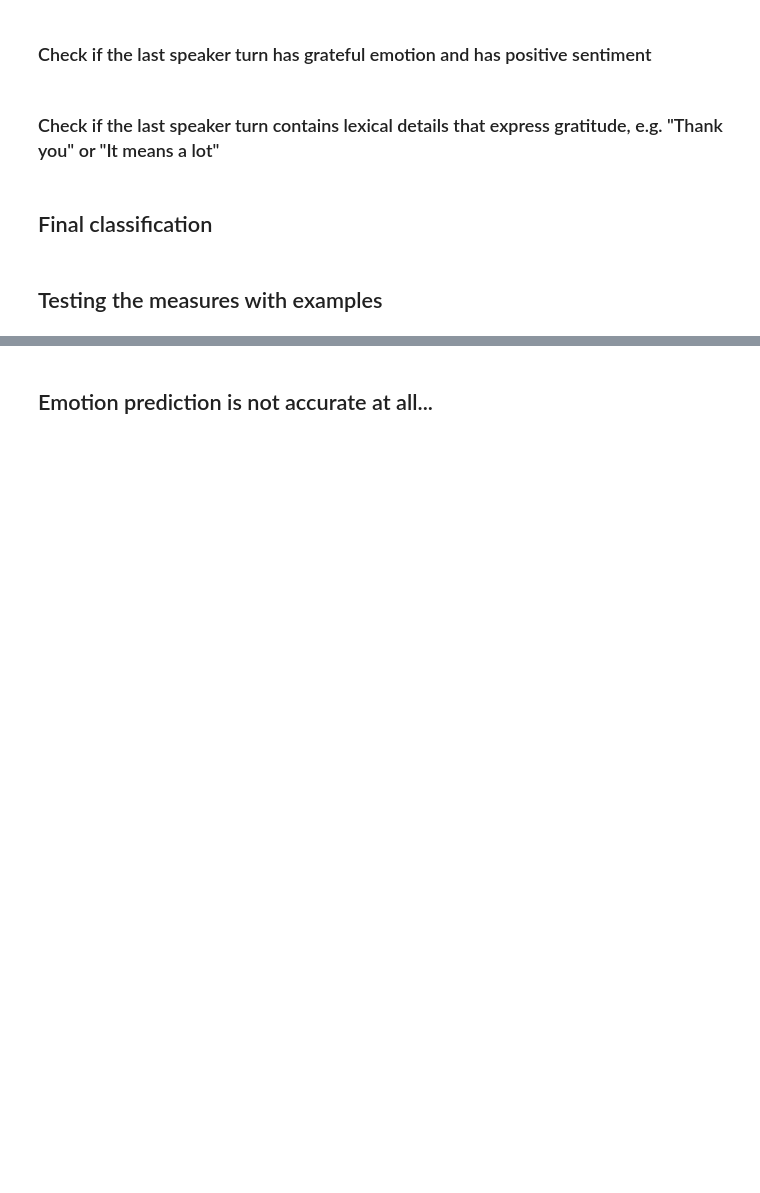
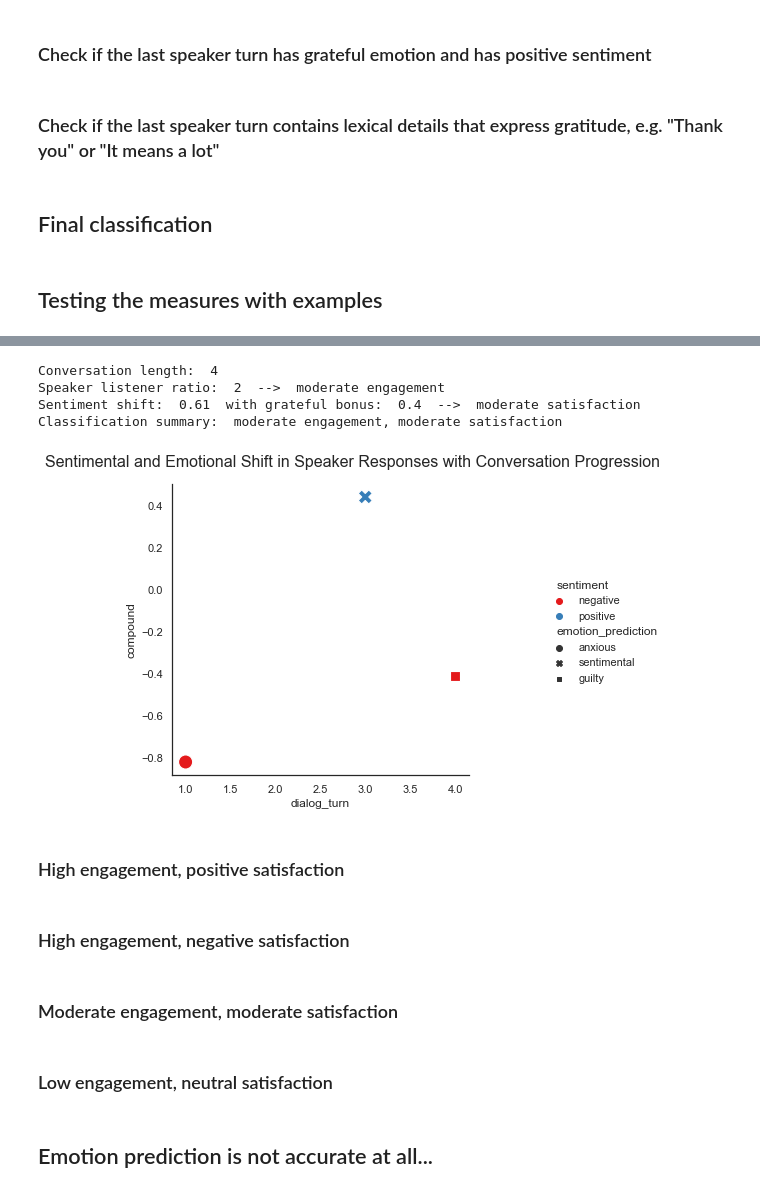
Before and after one commit to cetsen/therapeutic-chatbot, a Jupyter notebook: engagement_satisfaction.ipynb, the cells around one changed output, grey strips where cells are left out. Cells and saved outputs as stored; diff of their text form; code cells hidden in the pictures; blank space fills up the shorter version.

```diff
--- a/engagement_satisfaction.ipynb
+++ b/engagement_satisfaction.ipynb
@@ -216,3 +200,19 @@ conversation
+# %%
+test_examples(24)
+# %% [output]
+Conversation length:  4
+Speaker listener ratio:  2  -->  moderate engagement
+Sentiment shift:  0.61  with grateful bonus:  0.4  -->  moderate satisfaction
+Classification summary:  moderate engagement, moderate satisfaction
+[figure, added]
+# %% [markdown]
+### High engagement, positive satisfaction
+# %% [markdown]
+### High engagement, negative satisfaction
+# %% [markdown]
+### Moderate engagement, moderate satisfaction
+# %% [markdown]
+### Low engagement, neutral satisfaction
 # %% [markdown]
 ## Emotion prediction is not accurate at all...
 # %%
```
Also changed, not shown: parts of 18 cells of this notebook.
